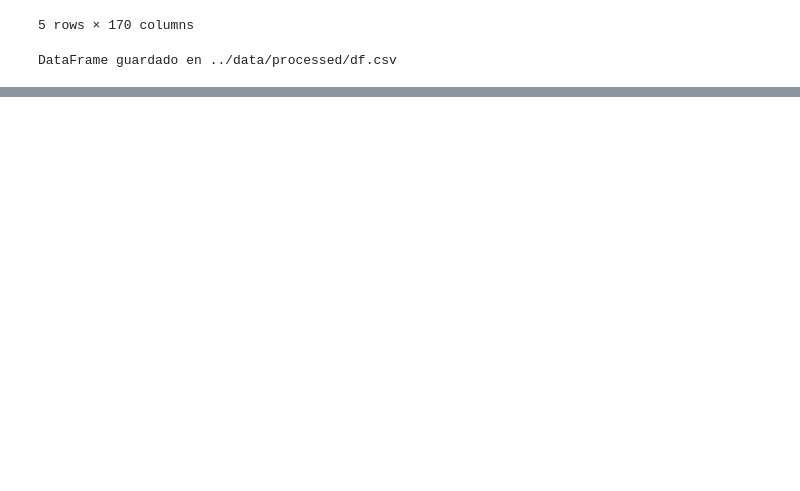
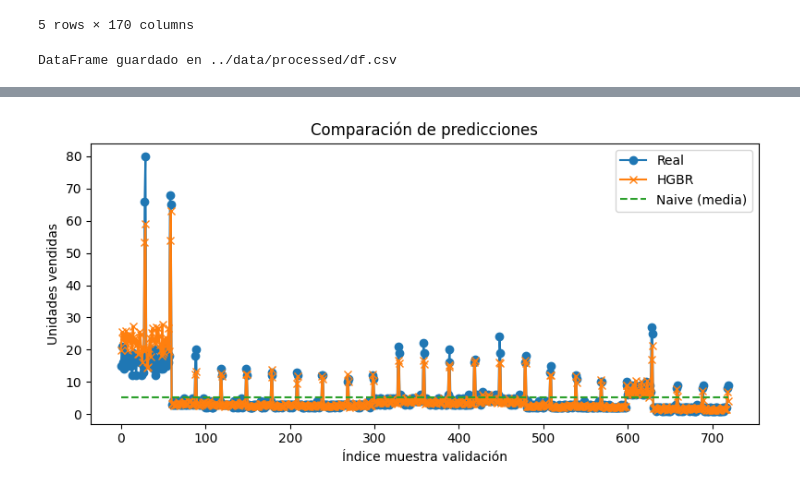
Before and after one commit to Manusalmos05/forecasting, a Jupyter notebook: notebooks/entrenamiento.ipynb, the cells around one changed output, grey strips where cells are left out. Cells and saved outputs as stored; diff of their text form; code cells hidden in the pictures; blank space fills up the shorter version.

Commit message:
modelofinal

```diff
--- a/notebooks/entrenamiento.ipynb
+++ b/notebooks/entrenamiento.ipynb
@@ -534,5 +534,20 @@ print(f"DataFrame guardado en {ruta_guardado}")
 # %% [output]
 DataFrame guardado en ../data/processed/df.csv
 # %%
-df.columns
+# 🤖 División de df en train_df (2021-2023) y validacion_df (2024)
+import pandas as pd
+
+# Nos aseguramos de que la columna 'fecha' sea de tipo datetime
+if not pd.api.types.is_datetime64_any_dtype(df['fecha']):
+    df['fecha'] = pd.to_datetime(df['fecha'])
+
+# Creamos los conjuntos de entrenamiento y validación
+years_train = [2021, 2022, 2023]
+years_valid = [2024]
+
+train_df = df[df['fecha'].dt.year.isin(years_train)].copy()
+validacion_df = df[df['fecha'].dt.year.isin(years_valid)].copy()
+
+print(f"Registros en train_df (2021-2023): {len(train_df)}")
+print(f"Registros en validacion_df (2024): {len(validacion_df)}")
 # %% [output]
@@ -543,0 +556,71 @@ Index(['fecha', 'producto_id', 'nombre', 'categoria', 'subcategoria',
+# %%
+# 🤖 Entrenamiento y validación de HistGradientBoostingRegressor con baseline naive
+import numpy as np
+import pandas as pd
+import matplotlib.pyplot as plt
+from sklearn.ensemble import HistGradientBoostingRegressor
+from sklearn.metrics import mean_absolute_error, mean_squared_error, r2_score
+
+# Selección de variables predictoras y target
+target = 'unidades_vendidas'
+# Excluir variables de tipo object, 'fecha', 'ingresos' y la target
+drop_cols = ['fecha', 'ingresos', target]
+X_cols = [col for col in train_df.columns if col not in drop_cols and train_df[col].dtype != 'O']
+
+X_train = train_df[X_cols]
+y_train = train_df[target]
+X_val = validacion_df[X_cols]
+y_val = validacion_df[target]
+
+# Modelo HistGradientBoostingRegressor con parámetros conservadores
+model = HistGradientBoostingRegressor(
+    learning_rate=0.05,
+    max_iter=400,
+    max_depth=7,
+    l2_regularization=1.0,
+    early_stopping=True,
+    random_state=42
+)
+model.fit(X_train, y_train)
+
+# Predicciones
+y_pred = model.predict(X_val)
+
+# Baseline naive: predice la media del train
+media_train = y_train.mean()
+y_pred_naive = np.full_like(y_val, fill_value=media_train, dtype=float)
+
+# Métricas
+mae = mean_absolute_error(y_val, y_pred)
+mse = mean_squared_error(y_val, y_pred)
+rmse = np.sqrt(mse)
+r2 = r2_score(y_val, y_pred)
+
+mae_naive = mean_absolute_error(y_val, y_pred_naive)
+mse_naive = mean_squared_error(y_val, y_pred_naive)
+rmse_naive = np.sqrt(mse_naive)
+r2_naive = r2_score(y_val, y_pred_naive)
+
+print('--- HistGradientBoostingRegressor ---')
+print(f'MAE:  {mae:.2f}')
+print(f'MSE: {mse:.2f}')
+print(f'RMSE: {rmse:.2f}')
+print(f'R2:   {r2:.3f}')
+print('\n--- Baseline Naive (media) ---')
+print(f'MAE:  {mae_naive:.2f}')
+print(f'MSE: {mse_naive:.2f}')
+print(f'RMSE: {rmse_naive:.2f}')
+print(f'R2:   {r2_naive:.3f}')
+
+# Gráfico de comparación
+plt.figure(figsize=(8,4))
+plt.plot(y_val.values, label='Real', marker='o')
+plt.plot(y_pred, label='HGBR', marker='x')
+plt.plot(y_pred_naive, label='Naive (media)', linestyle='--')
+plt.legend()
+plt.title('Comparación de predicciones')
+plt.xlabel('Índice muestra validación')
+plt.ylabel('Unidades vendidas')
+plt.tight_layout()
+plt.show()
+# %% [output]
@@ -543,0 +638 @@ Index(['fecha', 'producto_id', 'nombre', 'categoria', 'subcategoria',
+[figure, added]
```
Also changed, not shown: parts of 8 cells of this notebook.
